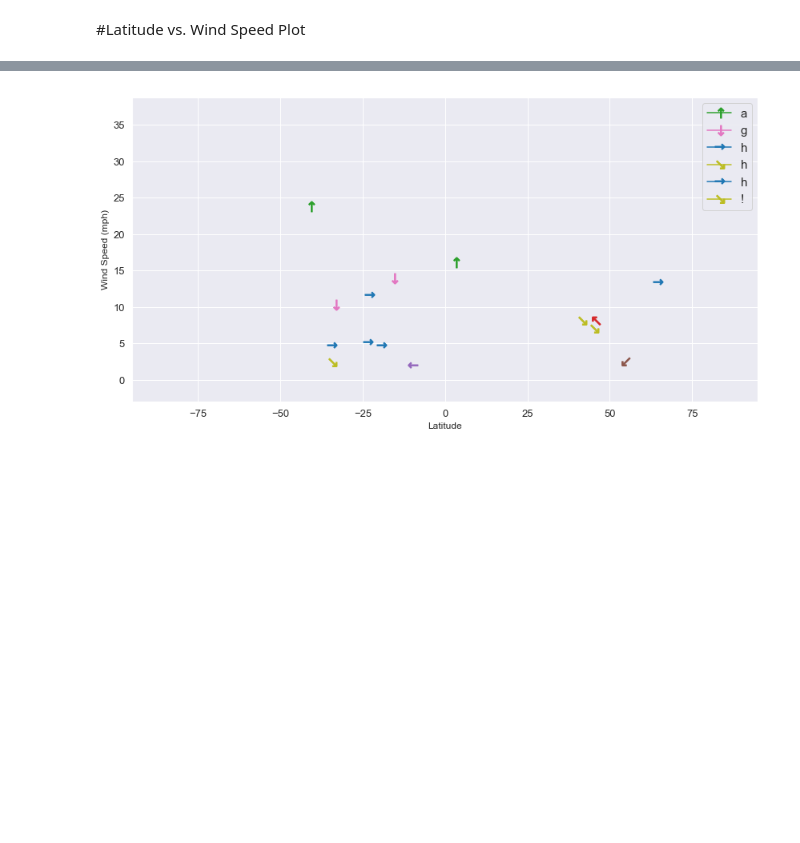
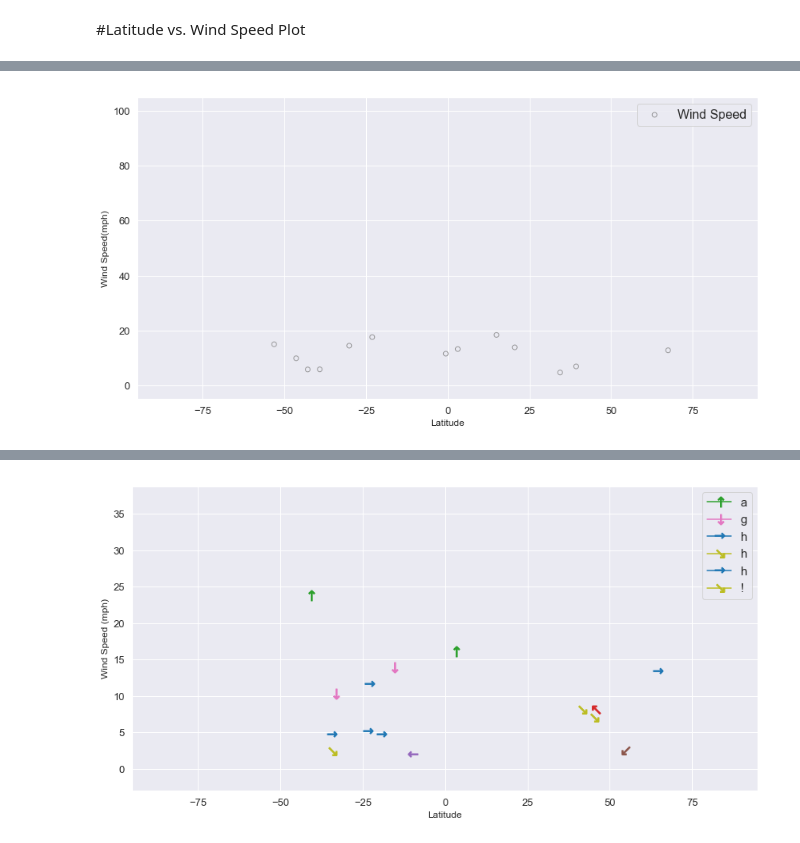
Before and after one commit to hvannia/WeatherPy, a Jupyter notebook: WeatherPy.ipynb, the cells around one changed output, grey strips where cells are left out. Drawn from its saved outputs; the diff is of its cells as text; code cells hidden in the pictures; blank space fills up the shorter version.

```diff
--- a/WeatherPy.ipynb
+++ b/WeatherPy.ipynb
@@ -265,0 +241,19 @@ def getColor(i):
+# %%
+x= weather_data['Lat']
+y= weather_data['Wind Speed']
+s= y*10
+plt.figure(figsize=(14, 7), dpi= 72)
+
+plt.scatter(x,y, facecolors=colors ,edgecolors='tab:gray', alpha=0.75)
+#gca=get current axis
+plt.gca().set(xlim=(-95,95),
+              ylim=(-5,105),
+              xlabel='Latitude',
+              ylabel='Wind Speed(mph)')
+plt.xticks(fontsize=13)
+plt.yticks(fontsize=13)
+plt.title='Wind Speed  vs. Latitude '
+plt.legend(fontsize=16)
+plt.show()
+# %% [output]
+[figure, added]
```
Also changed, not shown: parts of 13 cells of this notebook.
